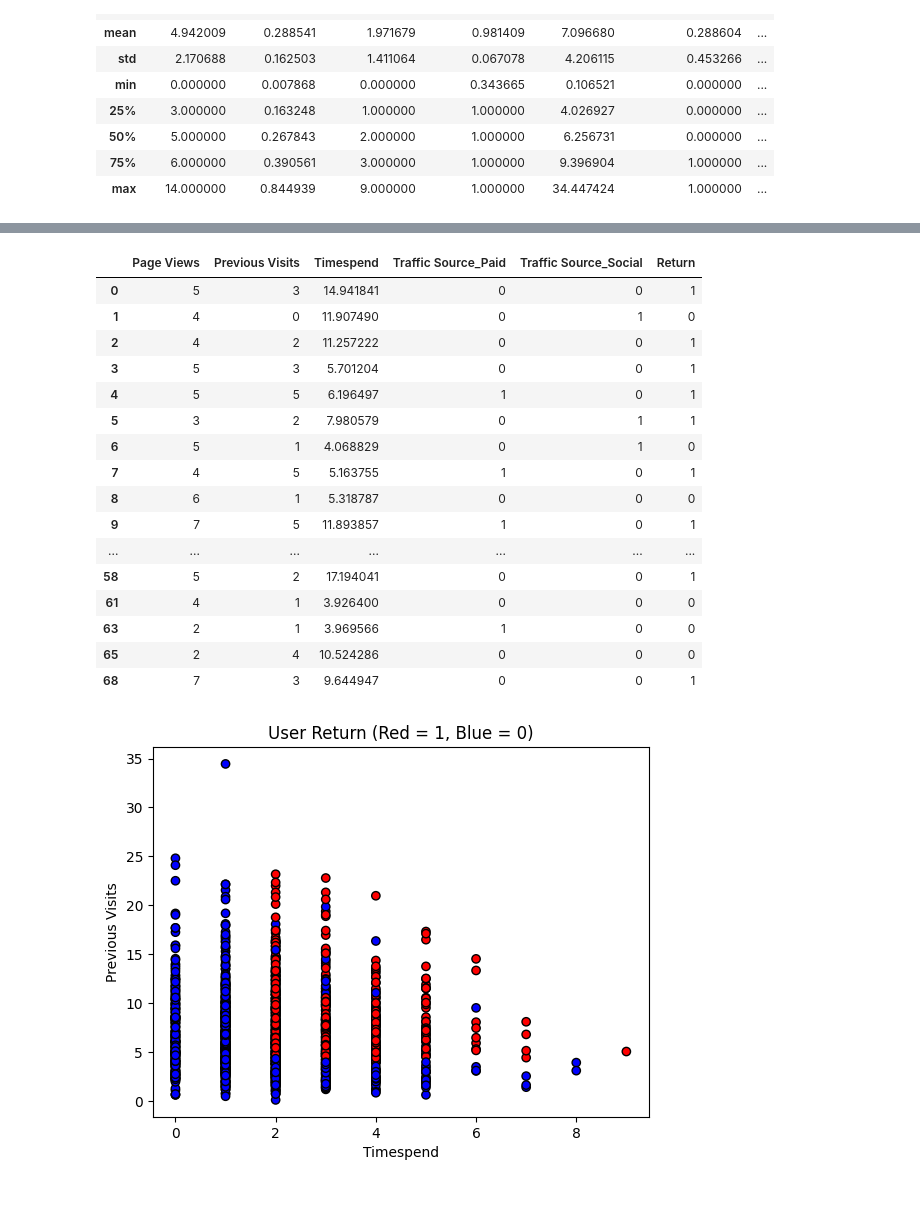
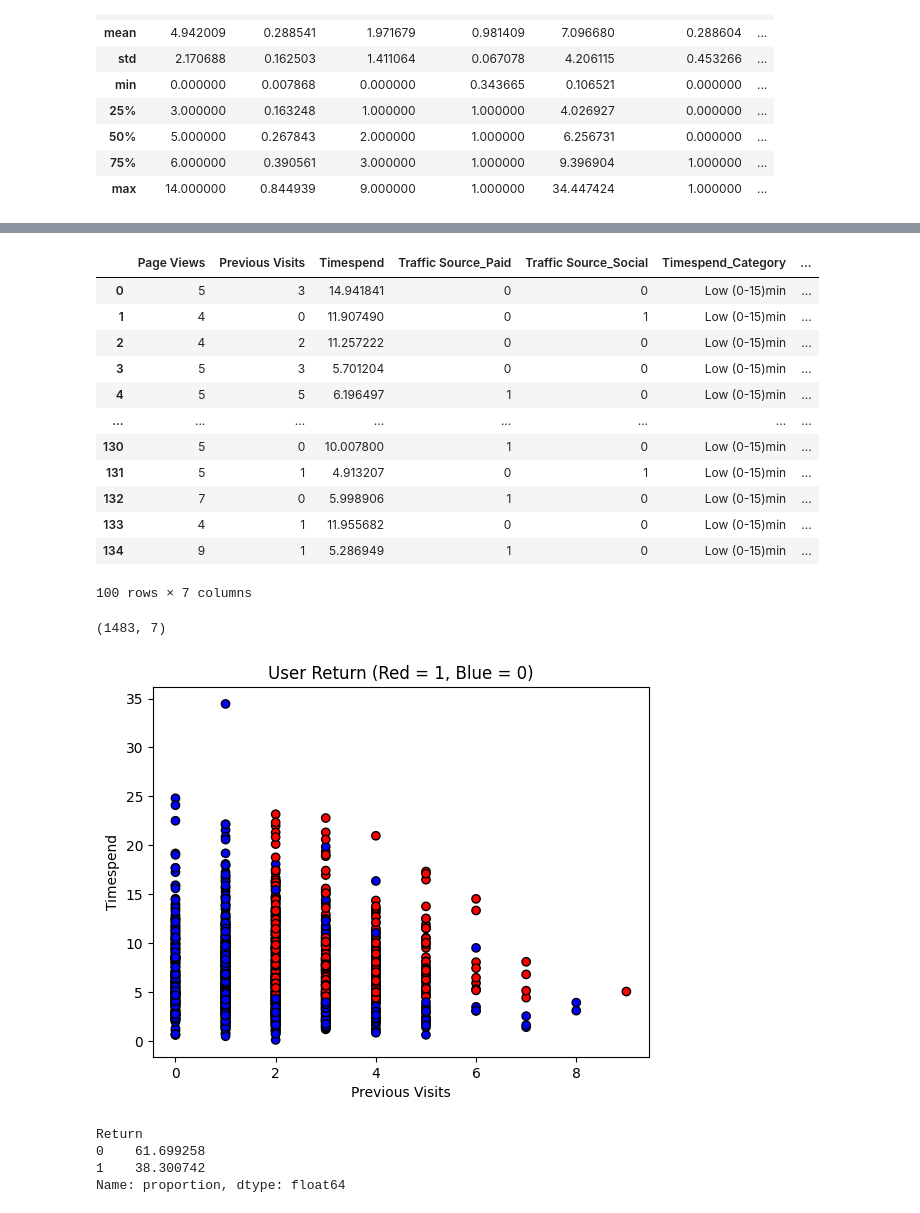
Before and after one commit to Himanshutiwari321/machine--learning-course, a Jupyter notebook: Projects-ML/project3_URP.ipynb, the cells around one changed output, grey strips where cells are left out. Saved outputs shown, nothing was run; the diff lists cells and outputs as text; code cells hidden in the pictures.

```diff
--- a/Projects-ML/project3_URP.ipynb
+++ b/Projects-ML/project3_URP.ipynb
@@ -34,3 +81,27 @@ df.describe()
 | 50% | 5.000000 | 0.267843 | 2.000000 | 1.000000 | 6.256731 | 0.000000 | ... |
 | 75% | 6.000000 | 0.390561 | 3.000000 | 1.000000 | 9.396904 | 1.000000 | ... |
 | max | 14.000000 | 0.844939 | 9.000000 | 1.000000 | 34.447424 | 1.000000 | ... |
+# %%
+
+
+bins = [0, 15, 25, 35]
+labels = ['Low (0-15)min', 'Medium (15-25)min', 'High (25-35)min',]
+
+df['Timespend_Category'] = pd.cut(
+    df['Timespend'],
+    bins=bins,
+    labels=labels,
+    include_lowest=True
+)
+
+counts = df['Timespend_Category'].value_counts().sort_index()
+
+plt.pie(
+    counts.values,
+    labels=counts.index,
+    autopct='%1.1f%%',
+    colors=[ "green", "blue", "red"]
+)
+
+plt.title('User Timespend on Website')
+plt.show()
@@ -45,36 +118,44 @@ df.loc[
 ] = 1
 # %%
 df = df.drop(columns=['Bounce Rate', 'Conversion Rate'], axis = 1)
-df.head(50)
+df.head(100)
 # %% [output]
-|  | Page Views | Previous Visits | Timespend | Traffic Source_Paid | Traffic Source_Social | Return |
-| 0 | 5 | 3 | 14.941841 | 0 | 0 | 1 |
-| 1 | 4 | 0 | 11.907490 | 0 | 1 | 0 |
-| 2 | 4 | 2 | 11.257222 | 0 | 0 | 1 |
-| 3 | 5 | 3 | 5.701204 | 0 | 0 | 1 |
-| 4 | 5 | 5 | 6.196497 | 1 | 0 | 1 |
-| 5 | 3 | 2 | 7.980579 | 0 | 1 | 1 |
-| 6 | 5 | 1 | 4.068829 | 0 | 1 | 0 |
-| 7 | 4 | 5 | 5.163755 | 1 | 0 | 1 |
-| 8 | 6 | 1 | 5.318787 | 0 | 0 | 0 |
-| 9 | 7 | 5 | 11.893857 | 1 | 0 | 1 |
-| ... | ... | ... | ... | ... | ... | ... |
-| 58 | 5 | 2 | 17.194041 | 0 | 0 | 1 |
-| 61 | 4 | 1 | 3.926400 | 0 | 0 | 0 |
-| 63 | 2 | 1 | 3.969566 | 1 | 0 | 0 |
-| 65 | 2 | 4 | 10.524286 | 0 | 0 | 0 |
-| 68 | 7 | 3 | 9.644947 | 0 | 0 | 1 |
+|  | Page Views | Previous Visits | Timespend | Traffic Source_Paid | Traffic Source_Social | Timespend_Category | ... |
+| 0 | 5 | 3 | 14.941841 | 0 | 0 | Low (0-15)min | ... |
+| 1 | 4 | 0 | 11.907490 | 0 | 1 | Low (0-15)min | ... |
+| 2 | 4 | 2 | 11.257222 | 0 | 0 | Low (0-15)min | ... |
+| 3 | 5 | 3 | 5.701204 | 0 | 0 | Low (0-15)min | ... |
+| 4 | 5 | 5 | 6.196497 | 1 | 0 | Low (0-15)min | ... |
+| ... | ... | ... | ... | ... | ... | ... | ... |
+| 130 | 5 | 0 | 10.007800 | 1 | 0 | Low (0-15)min | ... |
+| 131 | 5 | 1 | 4.913207 | 0 | 1 | Low (0-15)min | ... |
+| 132 | 7 | 0 | 5.998906 | 1 | 0 | Low (0-15)min | ... |
+| 133 | 4 | 1 | 11.955682 | 0 | 0 | Low (0-15)min | ... |
+| 134 | 9 | 1 | 5.286949 | 1 | 0 | Low (0-15)min | ... |
+100 rows × 7 columns
+# %%
+df.shape
+# %% [output]
+(1483, 7)
 # %%
 plt.scatter(
     df['Previous Visits'],
     df['Timespend'],
     c=df['Return'],      # 0 or 1
     cmap='bwr',          # blue-white-red
     edgecolors='k'
 )
-plt.xlabel('Timespend')
-plt.ylabel('Previous Visits')
+plt.xlabel('Previous Visits')
+plt.ylabel('Timespend')
 plt.title('User Return (Red = 1, Blue = 0)')
 plt.show()
 # %% [output]
-[figure, old version]
+[figure, new version]
+# %%
+percentages = df['Return'].value_counts(normalize=True) * 100
+print(percentages)
+# %% [output]
+Return
+0    61.699258
+1    38.300742
+Name: proportion, dtype: float64
```
Also changed, not shown: parts of 7 cells of this notebook.
